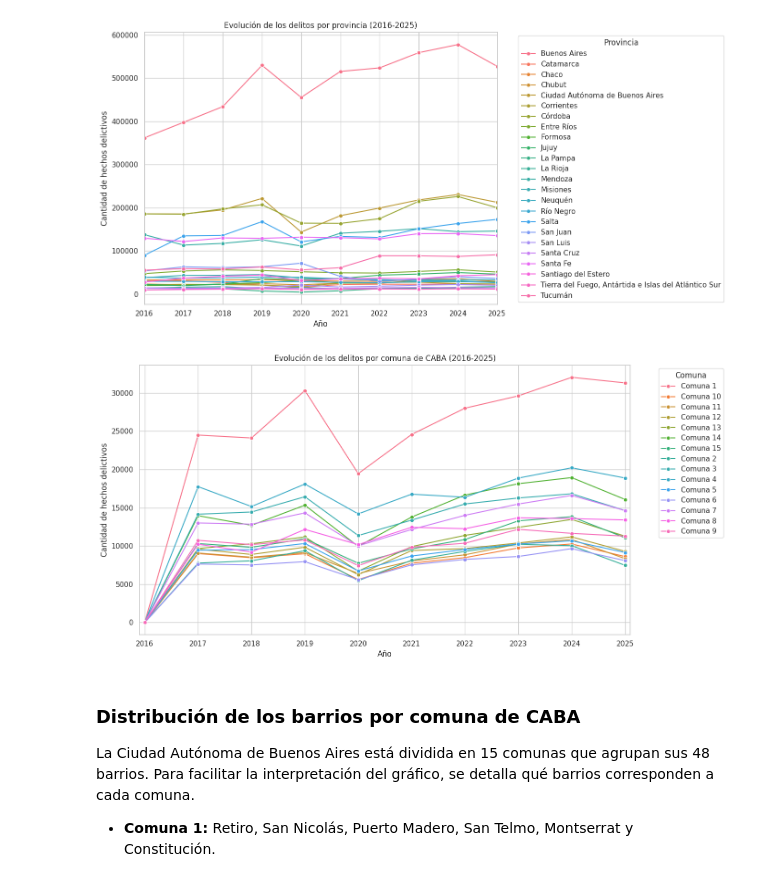
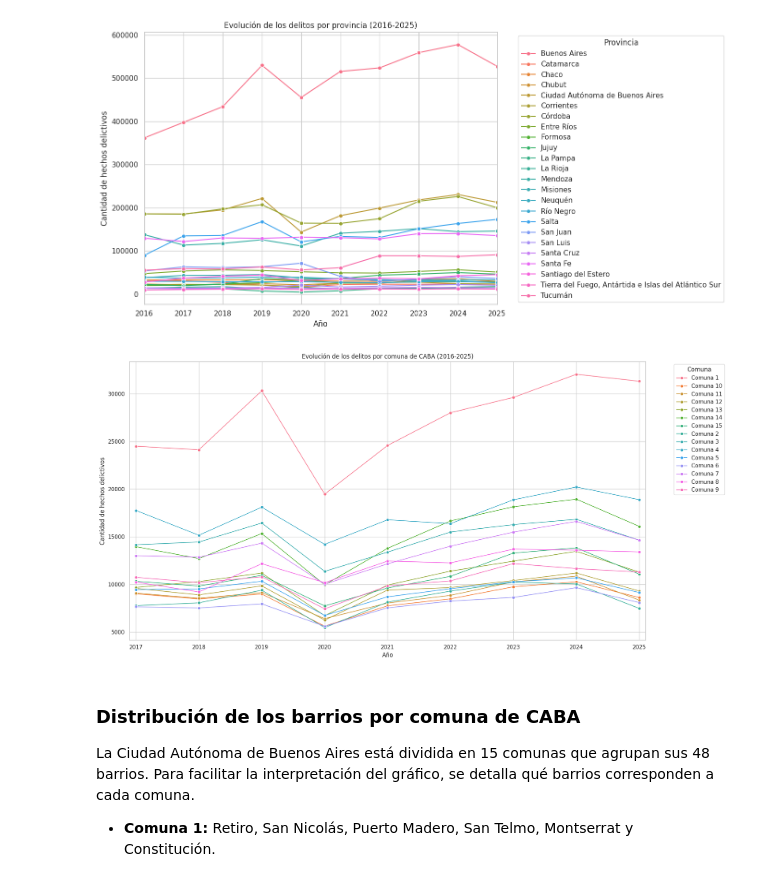
Before and after one commit to bauhaushm/TP-Delito_en_AMBA, a Jupyter notebook: TP_Delito.ipynb, the cells around one changed output. Cells and saved outputs as stored; diff of their text form; code cells hidden in the pictures.

```diff
--- a/TP_Delito.ipynb
+++ b/TP_Delito.ipynb
@@ -211,7 +211,7 @@ plt.show()
 # Filtramos los datos para trabajar únicamente con CABAentre los años 2016 y 2025, excluyendo los departament que no están determinados.
 datos_caba = df[
     (df["provincia_nombre"] == "Ciudad Autónoma de Buenos Aires") &
-    (df["anio"] >= 2016) &
+    (df["anio"] >= 2017) &
     (df["anio"] <= 2025) &
     (df["departamento_nombre"] != "Departamento sin determinar")
 ].copy()
@@ -224,39 +224,40 @@ delitos_comuna_anio = (
     .sum()
 )
 
 # Definimos el tamaño del gráfico.
-plt.figure(figsize=(14, 7))
+plt.figure(figsize=(18, 9))
 
 # Creamos un gráfico de líneas para visualizar la evolució de los hechos delictivos de cada comuna a lo largo del tiempo.
 sb.lineplot(
     data=delitos_comuna_anio,
     x="anio",
     y="cantidad_hechos",
     hue="departamento_nombre",
-    marker="o"
+    marker="o",
+    linewidth=1.2,  # Líneas un poco más finas
+    markersize=6
 )
 
 # Ajustamos los límites del eje horizontal para dejarun pequeño margen antes de 2016 y después de 2025.
-plt.xlim(2015.9, 2025.1)
+plt.xlim(2016.9, 2025.1)
 
 # Indicamos que aparezcan todos los años del período.
-plt.xticks(range(2016, 2026))
+plt.xticks(range(2017, 2026))
 
 # Agregamos el título y los nombres de los ejes.
 plt.title("Evolución de los delitos por comuna de CABA (2016-2025)")
 plt.xlabel("Año")
 plt.ylabel("Cantidad de hechos delictivos")
 
 # Colocamos la leyenda a la derecha para identifica la línea correspondiente a cada comuna.
 plt.legend(title="Comuna", bbox_to_anchor=(1.05, 1), loc="upper left")
 
 # Ajustamos la distribución para que no se recorte los elementos del gráfico.
 plt.tight_layout()
-
 # Mostramos el gráfico.
 plt.show()
 # %% [output]
-[figure, old version]
+[figure, new version]
 # %% [markdown]
 ### Distribución de los barrios por comuna de CABA
 
```
